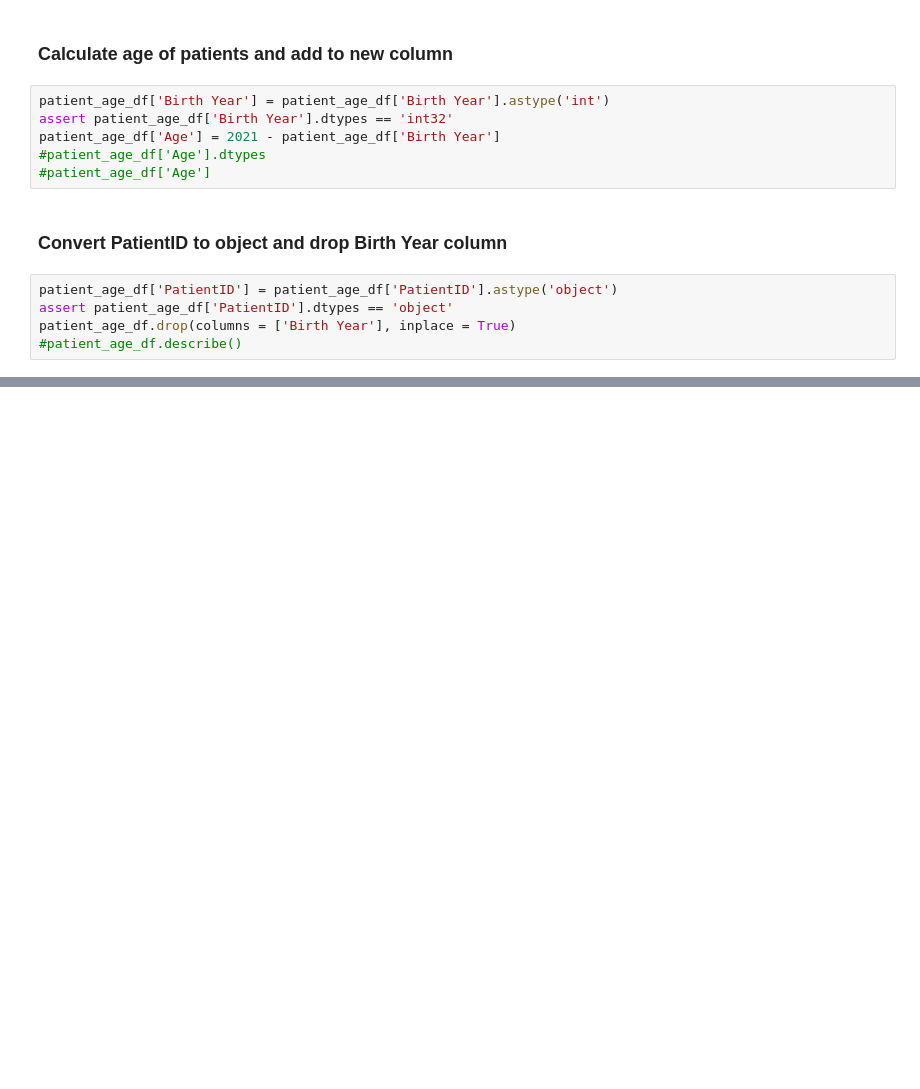
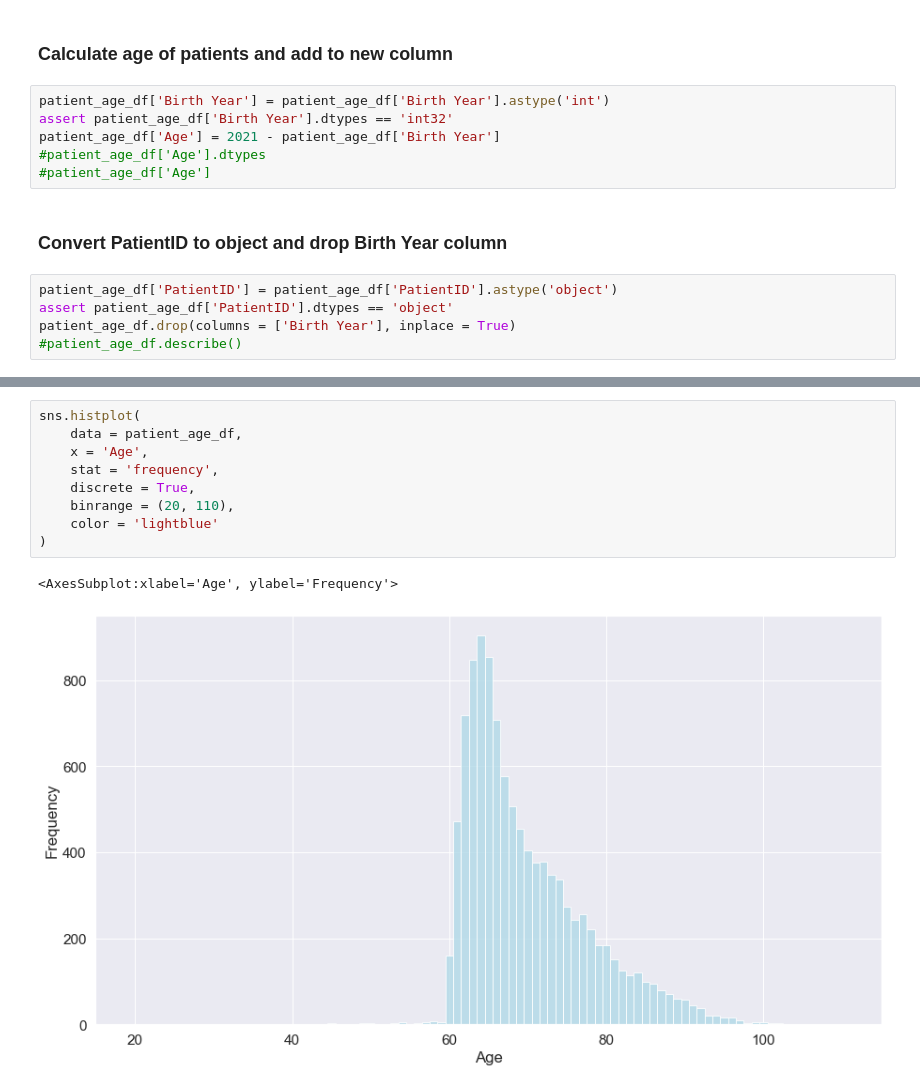
Before and after one commit to Rhunsilval/smile_on_python, a Jupyter notebook: notebooks/eda_age.ipynb, the cells around one changed output, grey strips where cells are left out. Drawn from its saved outputs; the diff is of its cells as text; blank space fills up the shorter version.

```diff
--- a/notebooks/eda_age.ipynb
+++ b/notebooks/eda_age.ipynb
@@ -185,0 +249,12 @@ sns.violinplot(
+# %%
+sns.histplot(
+    data = patient_age_df,
+    x = 'Age',
+    stat = 'frequency',
+    discrete = True,
+    binrange = (20, 110),
+    color = 'lightblue'
+)
+# %% [output]
+<AxesSubplot:xlabel='Age', ylabel='Frequency'>
+[figure, added]
```
Also changed, not shown: parts of 30 cells of this notebook.
